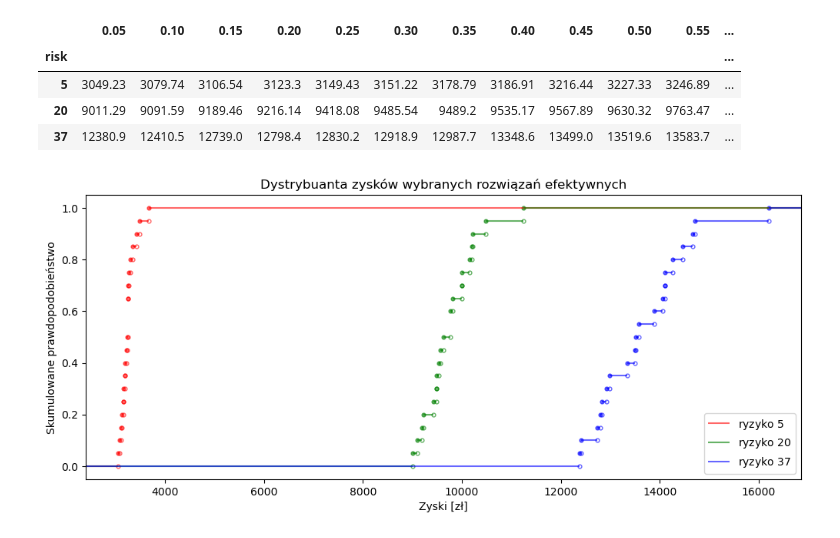
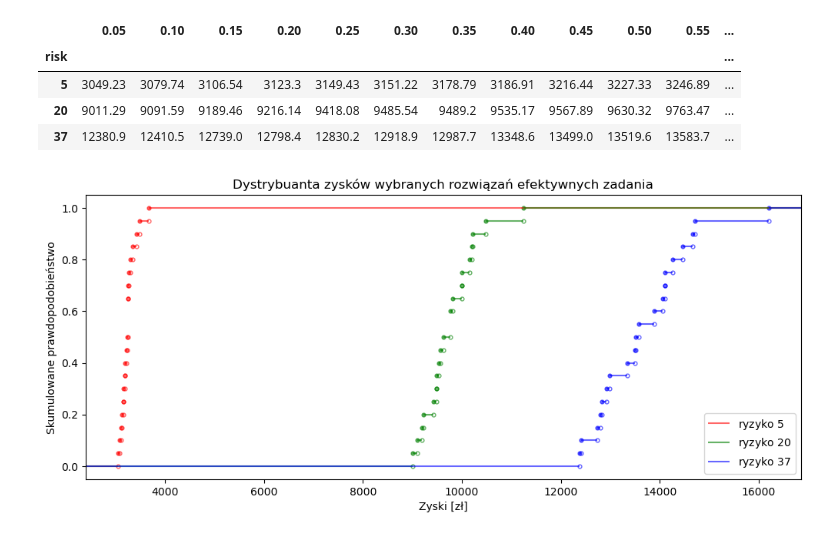
Before and after one commit to jostrzol/wdwr, a Jupyter notebook: src/z2.ipynb, the cells around one changed output. Drawn from its saved outputs; the diff is of its cells as text; code cells hidden in the pictures.

```diff
--- a/src/z2.ipynb
+++ b/src/z2.ipynb
@@ -123,30 +119,30 @@ profits_sorted
 # %%
 profit_max = profits_sorted.values[:, -1].max()
 profit_min = profits_sorted.values[:, 0].min()
 margin = (profit_max - profit_min) * 0.05
 plt.figure(figsize=(12, 4.8))
 
 for (risk, row), color in zip(profits_sorted.iterrows(), "rgb"):
     # lines
     xs = np.array([profit_min - margin, *row.values, profit_max + margin])
     ys = np.array(range(n_scenarios + 1)) / n_scenarios
     plt.hlines(ys, xs[:-1], xs[1:], color, label=f"ryzyko ${risk}$", alpha=0.6)
 
     # start points
     filter = [True] + [x1 != x2 for x1, x2 in zip(xs[1:-2], xs[2:-1])]
     style={"s": 12, "facecolors":"white", "edgecolors": color, "alpha": 0.6}
     plt.scatter(xs[1:-1][filter], ys[:-1][filter], **style)
 
     # end points
     filter = [x1 != x2 for x1, x2 in zip(xs[1:-2], xs[2:-1])] + [True]
     style={"s": 12, "c": color, "alpha": 0.6}
     plt.scatter(xs[1:-1][filter], ys[1:][filter], **style)
 
-plt.title("Dystrybuanta zysków wybranych rozwiązań efektywnych")
+plt.title("Dystrybuanta zysków wybranych rozwiązań efektywnych zadania")
 plt.xlabel("Zyski [zł]")
 plt.ylabel("Skumulowane prawdopodobieństwo")
 plt.legend(loc="lower right")
 plt.xlim((profit_min - margin, profit_max + margin))
 plt.show()
 # %% [output]
-[figure, old version]
+[figure, new version]
```
Also changed, not shown: parts of 1 cell of this notebook, 1 other file.
